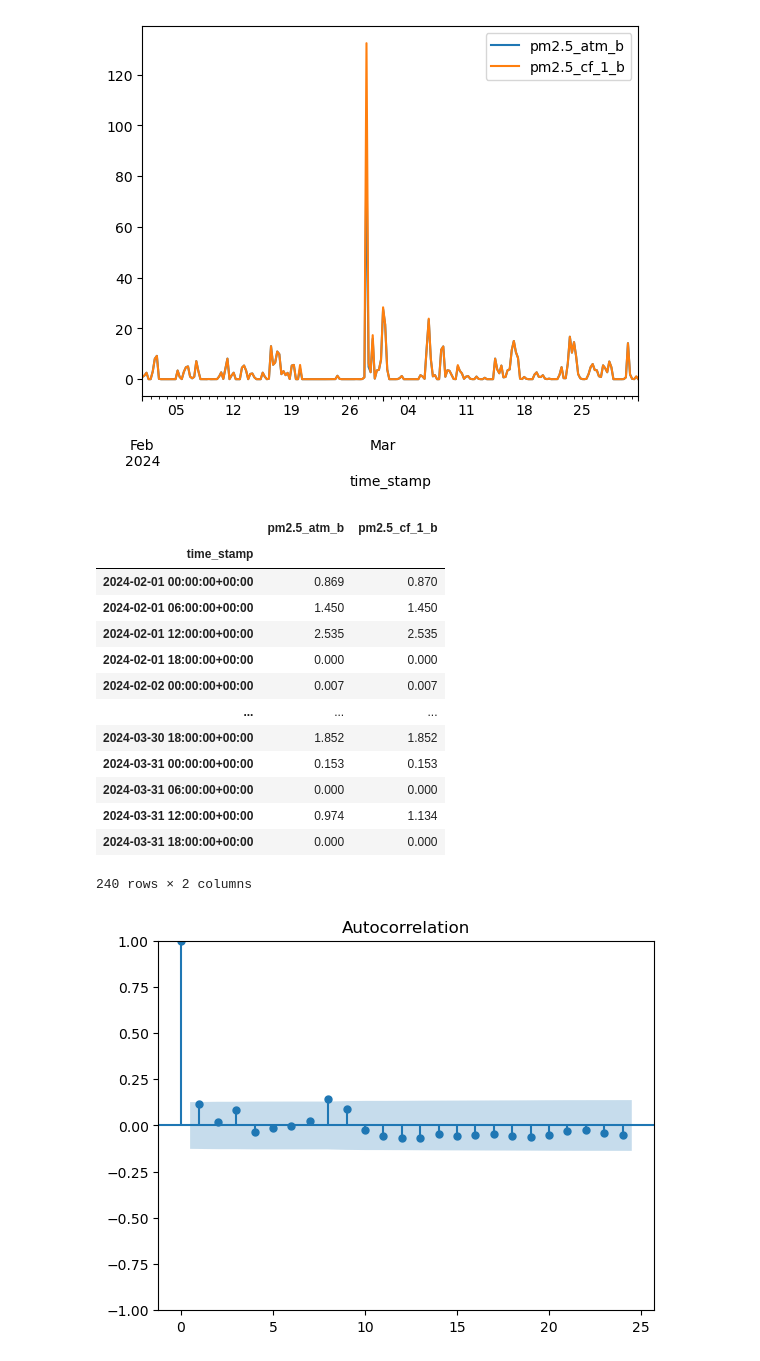
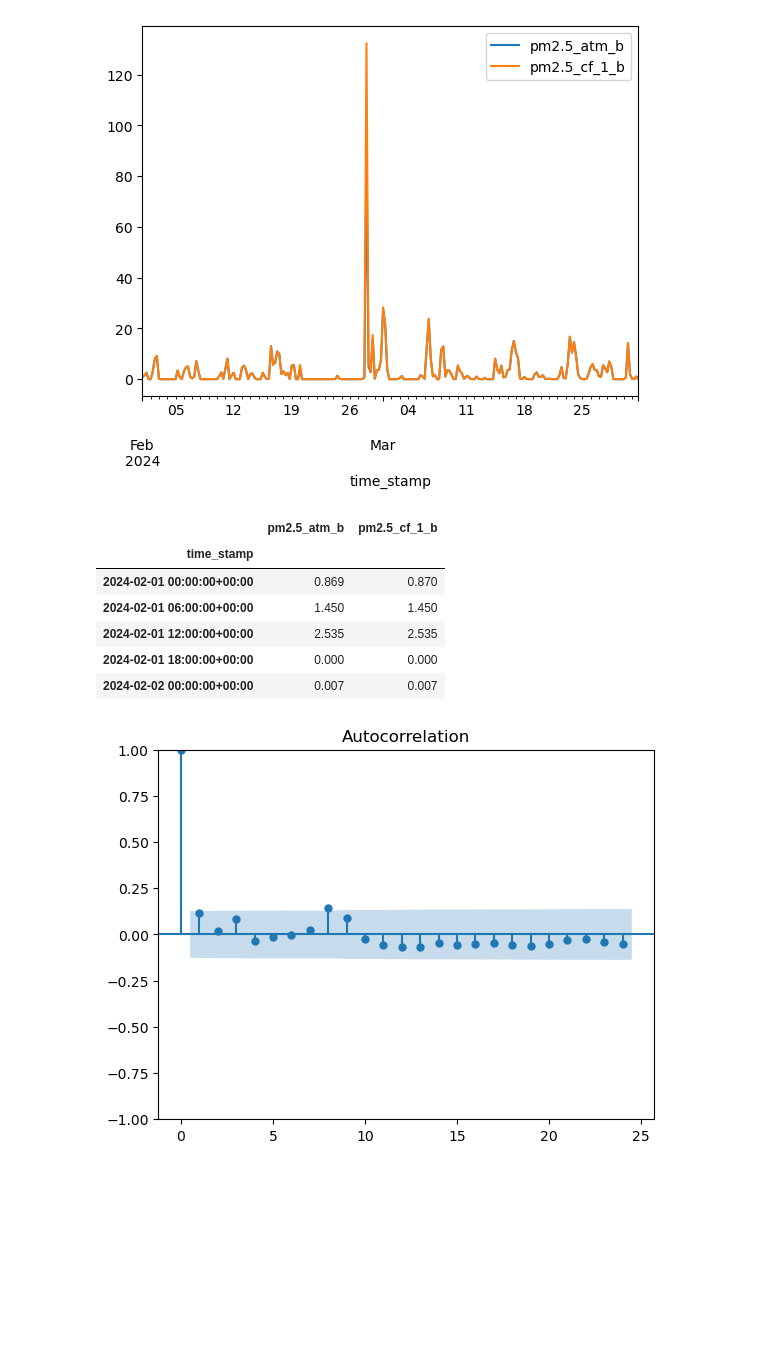
Before and after one commit to siwa-p/Air-quality-monitoring-and-prediction-using-PurpleAir-data, a Jupyter notebook: notebooks/eda_01.ipynb, the cells around one changed output. Saved outputs shown, nothing was run; the diff lists cells and outputs as text; code cells hidden in the pictures; blank space fills up the shorter version.

```diff
--- a/notebooks/eda_01.ipynb
+++ b/notebooks/eda_01.ipynb
@@ -76,3 +78,5 @@ Index(['time_stamp', 'sensor_index', 'humidity_a', 'humidity_b',
 # sns.heatmap(correlation_matrix, annot=True, cmap='coolwarm', fmt=".2f")
 # plt.title('Correlation Matrix')
 # plt.show()
+# %%
+sensor_amarillo = pd.read_csv('../datasets/sensor_data/amarillo.csv', index_col = False)
@@ -79,5 +104,5 @@ Index(['time_stamp', 'sensor_index', 'humidity_a', 'humidity_b',
 # %%
-sensor_amarillo = sensor_amarillo.drop(columns=['humidity_b','temperature_b', 'pressure_b'])
+# sensor_amarillo = sensor_amarillo.drop(columns=['humidity_b','temperature_b', 'pressure_b'])
 # %%
 sensor_amarillo['time_stamp'] = pd.to_datetime(sensor_amarillo['time_stamp'])
 # %%
@@ -109,22 +134,15 @@ sensor_amarillo_b.plot()
 # %%
 # sensor_amarillo.to_csv('../datasets/sensor_data/amarillo.csv')
 # %%
-sensor_amarillo_b
+sensor_amarillo_b.head()
 # %% [output]
 |  | pm2.5_atm_b | pm2.5_cf_1_b |
 | time_stamp |  |  |
 | 2024-02-01 00:00:00+00:00 | 0.869 | 0.870 |
 | 2024-02-01 06:00:00+00:00 | 1.450 | 1.450 |
 | 2024-02-01 12:00:00+00:00 | 2.535 | 2.535 |
 | 2024-02-01 18:00:00+00:00 | 0.000 | 0.000 |
 | 2024-02-02 00:00:00+00:00 | 0.007 | 0.007 |
-| ... | ... | ... |
-| 2024-03-30 18:00:00+00:00 | 1.852 | 1.852 |
-| 2024-03-31 00:00:00+00:00 | 0.153 | 0.153 |
-| 2024-03-31 06:00:00+00:00 | 0.000 | 0.000 |
-| 2024-03-31 12:00:00+00:00 | 0.974 | 1.134 |
-| 2024-03-31 18:00:00+00:00 | 0.000 | 0.000 |
-240 rows × 2 columns
 # %%
 from statsmodels.graphics.tsaplots import plot_acf
 from statsmodels.graphics.tsaplots import plot_pacf
```
Also changed, not shown: parts of 4 cells of this notebook.
